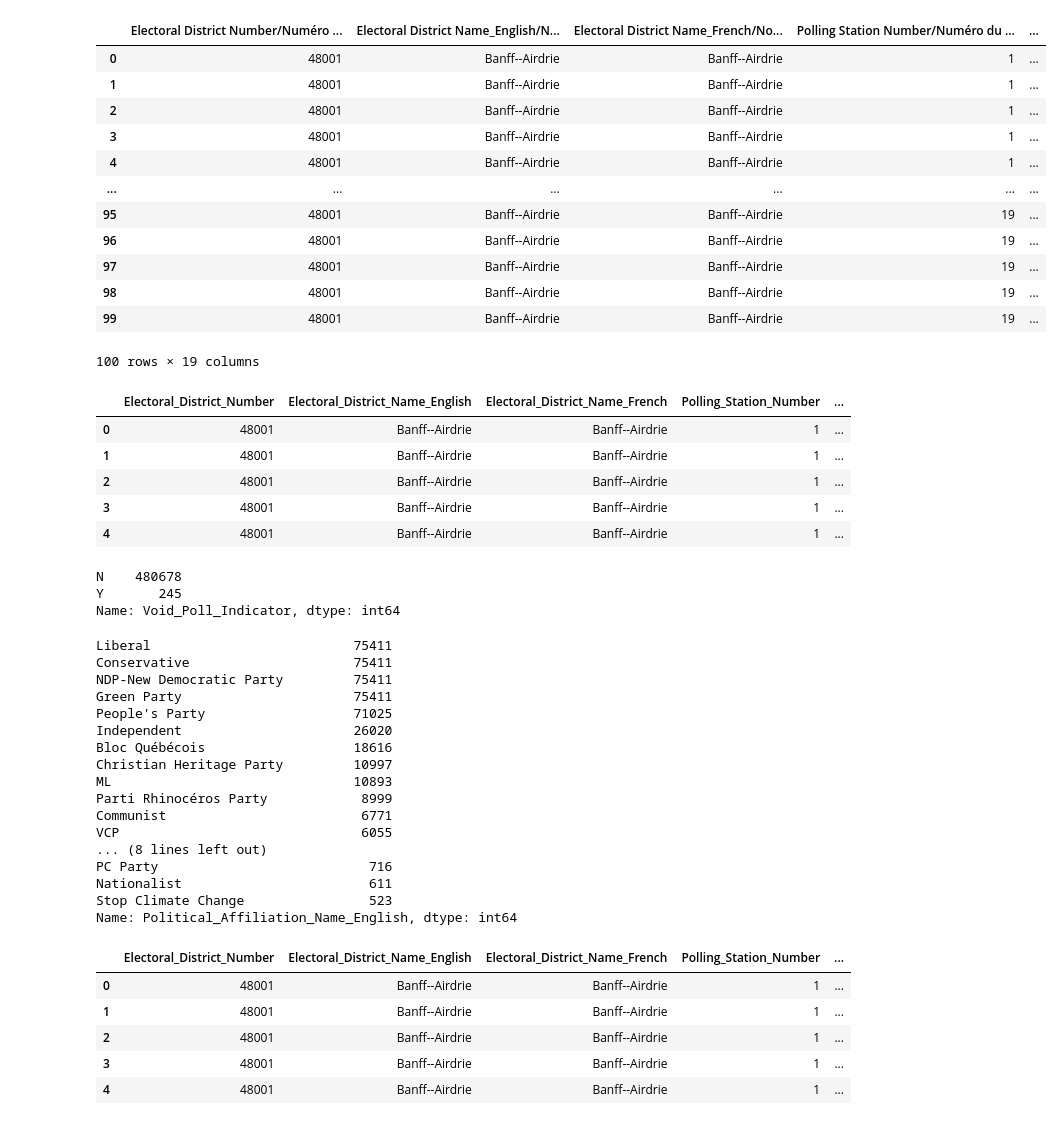
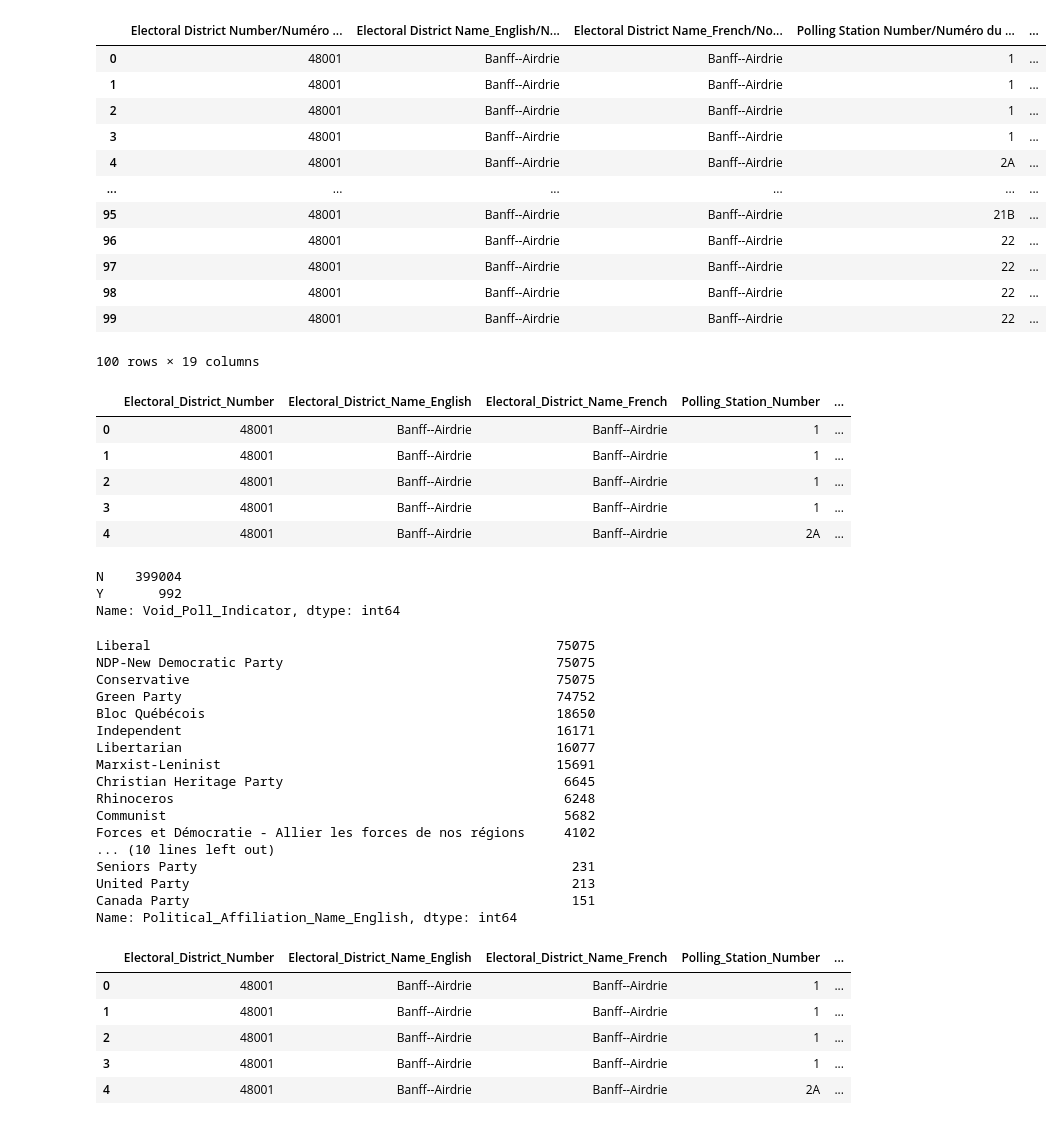
Before and after one commit to Chike-Ode/elections-research-project, a Jupyter notebook: notebooks/1.1 Election_Preprocessing_2015.ipynb, the cells around one changed output. Drawn from its saved outputs; the diff is of its cells as text; code cells hidden in the pictures.

```diff
--- a/notebooks/2.2 Election_Preprocessing_2019.ipynb
+++ b/notebooks/1.1 Election_Preprocessing_2015.ipynb
@@ -6,31 +6,31 @@ from glob import glob
 import os
 import numpy as np
 # %%
-directory=os.getcwd().replace('notebooks','data\\raw\\elections\\2019\\')
+directory=os.getcwd().replace('notebooks','data\\raw\\elections\\2015\\')
 provinces=next(os.walk(directory))[1]
 df_list=[]
 for province in provinces:
     province_directory=f'{directory}{province}'
     files=glob(f'{province_directory}\*.csv')
     for file in files:
         df = pd.read_csv(file,index_col=None,header=0)
         df['Province']=province
         df_list.append(df)
 election_df=pd.concat(df_list,axis=0,ignore_index=True)
 election_df.head(100)
 # %% [output]
 |  | Electoral District Number/Numéro ... | Electoral District Name_English/N... | Electoral District Name_French/No... | Polling Station Number/Numéro du ... | ... |
 | 0 | 48001 | Banff--Airdrie | Banff--Airdrie | 1 | ... |
 | 1 | 48001 | Banff--Airdrie | Banff--Airdrie | 1 | ... |
 | 2 | 48001 | Banff--Airdrie | Banff--Airdrie | 1 | ... |
 | 3 | 48001 | Banff--Airdrie | Banff--Airdrie | 1 | ... |
-| 4 | 48001 | Banff--Airdrie | Banff--Airdrie | 1 | ... |
+| 4 | 48001 | Banff--Airdrie | Banff--Airdrie | 2A | ... |
 | ... | ... | ... | ... | ... | ... |
-| 95 | 48001 | Banff--Airdrie | Banff--Airdrie | 19 | ... |
-| 96 | 48001 | Banff--Airdrie | Banff--Airdrie | 19 | ... |
-| 97 | 48001 | Banff--Airdrie | Banff--Airdrie | 19 | ... |
-| 98 | 48001 | Banff--Airdrie | Banff--Airdrie | 19 | ... |
-| 99 | 48001 | Banff--Airdrie | Banff--Airdrie | 19 | ... |
+| 95 | 48001 | Banff--Airdrie | Banff--Airdrie | 21B | ... |
+| 96 | 48001 | Banff--Airdrie | Banff--Airdrie | 22 | ... |
+| 97 | 48001 | Banff--Airdrie | Banff--Airdrie | 22 | ... |
+| 98 | 48001 | Banff--Airdrie | Banff--Airdrie | 22 | ... |
+| 99 | 48001 | Banff--Airdrie | Banff--Airdrie | 22 | ... |
 100 rows × 19 columns
 # %%
 column_names=[]
@@ -45,32 +45,32 @@ election_df.head()
 | 1 | 48001 | Banff--Airdrie | Banff--Airdrie | 1 | ... |
 | 2 | 48001 | Banff--Airdrie | Banff--Airdrie | 1 | ... |
 | 3 | 48001 | Banff--Airdrie | Banff--Airdrie | 1 | ... |
-| 4 | 48001 | Banff--Airdrie | Banff--Airdrie | 1 | ... |
+| 4 | 48001 | Banff--Airdrie | Banff--Airdrie | 2A | ... |
 # %%
 election_df.Void_Poll_Indicator.value_counts()
 # %% [output]
-N    480678
-Y       245
+N    399004
+Y       992
 Name: Void_Poll_Indicator, dtype: int64
 # %%
 election_df.Political_Affiliation_Name_English.value_counts()
 # %% [output]
-Liberal                          75411
-Conservative                     75411
-NDP-New Democratic Party         75411
-Green Party                      75411
-People's Party                   71025
-Independent                      26020
-Bloc Québécois                   18616
-Christian Heritage Party         10997
-ML                               10893
-Parti Rhinocéros Party            8999
-Communist                         6771
-VCP                               6055
-... (8 lines left out)
-PC Party                           716
-Nationalist                        611
-Stop Climate Change                523
+Liberal                                                    75075
+NDP-New Democratic Party                                   75075
+Conservative                                               75075
+Green Party                                                74752
+Bloc Québécois                                             18650
+Independent                                                16171
+Libertarian                                                16077
+Marxist-Leninist                                           15691
+Christian Heritage Party                                    6645
+Rhinoceros                                                  6248
+Communist                                                   5682
+Forces et Démocratie - Allier les forces de nos régions     4102
+... (10 lines left out)
+Seniors Party                                                231
+United Party                                                 213
+Canada Party                                                 151
 Name: Political_Affiliation_Name_English, dtype: int64
 # %%
 election_df['Political_Party']=np.select(
@@ -99,7 +99,7 @@ election_df.head()
 | 1 | 48001 | Banff--Airdrie | Banff--Airdrie | 1 | ... |
 | 2 | 48001 | Banff--Airdrie | Banff--Airdrie | 1 | ... |
 | 3 | 48001 | Banff--Airdrie | Banff--Airdrie | 1 | ... |
-| 4 | 48001 | Banff--Airdrie | Banff--Airdrie | 1 | ... |
+| 4 | 48001 | Banff--Airdrie | Banff--Airdrie | 2A | ... |
 # %%
 polling_df=pd.DataFrame(election_df.groupby(['Electoral_District_Number','Province','Polling_Station_Number']).agg({'Electors_for_Polling_Station':'max'})).reset_index()
 polling_df
```
Also changed, not shown: parts of 11 cells of this notebook, 8 other files.
